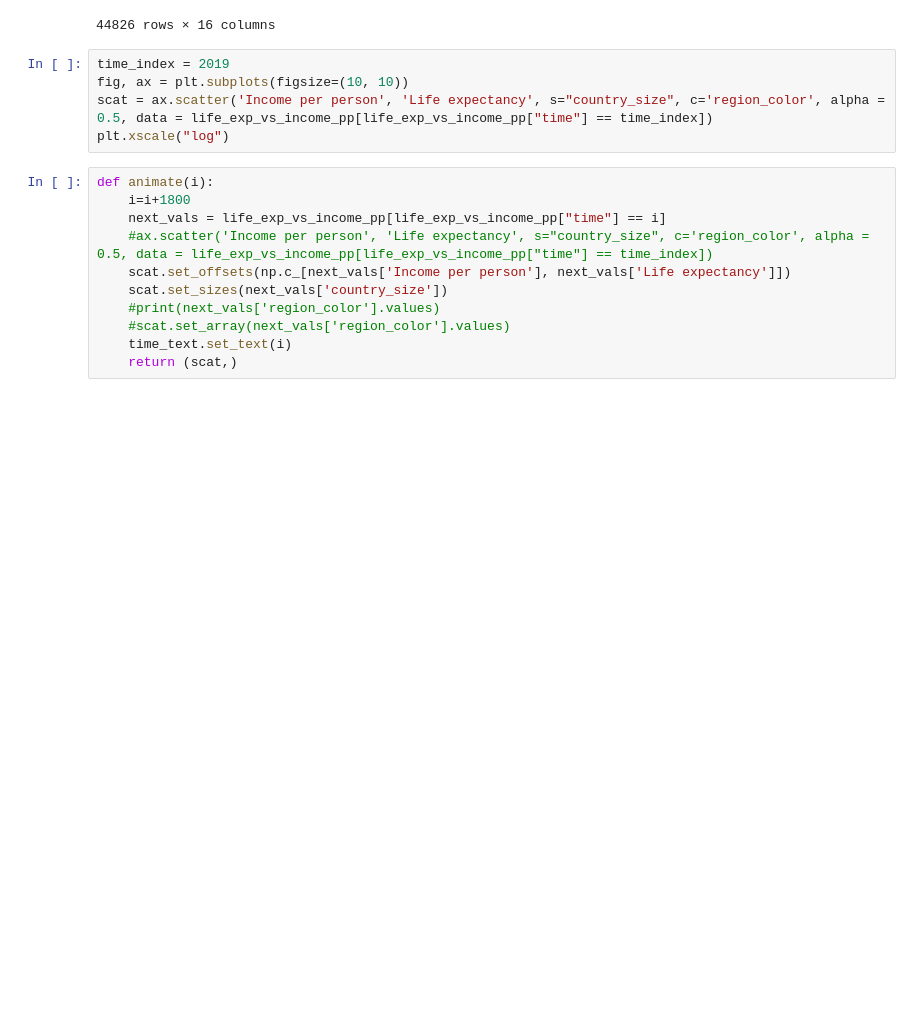
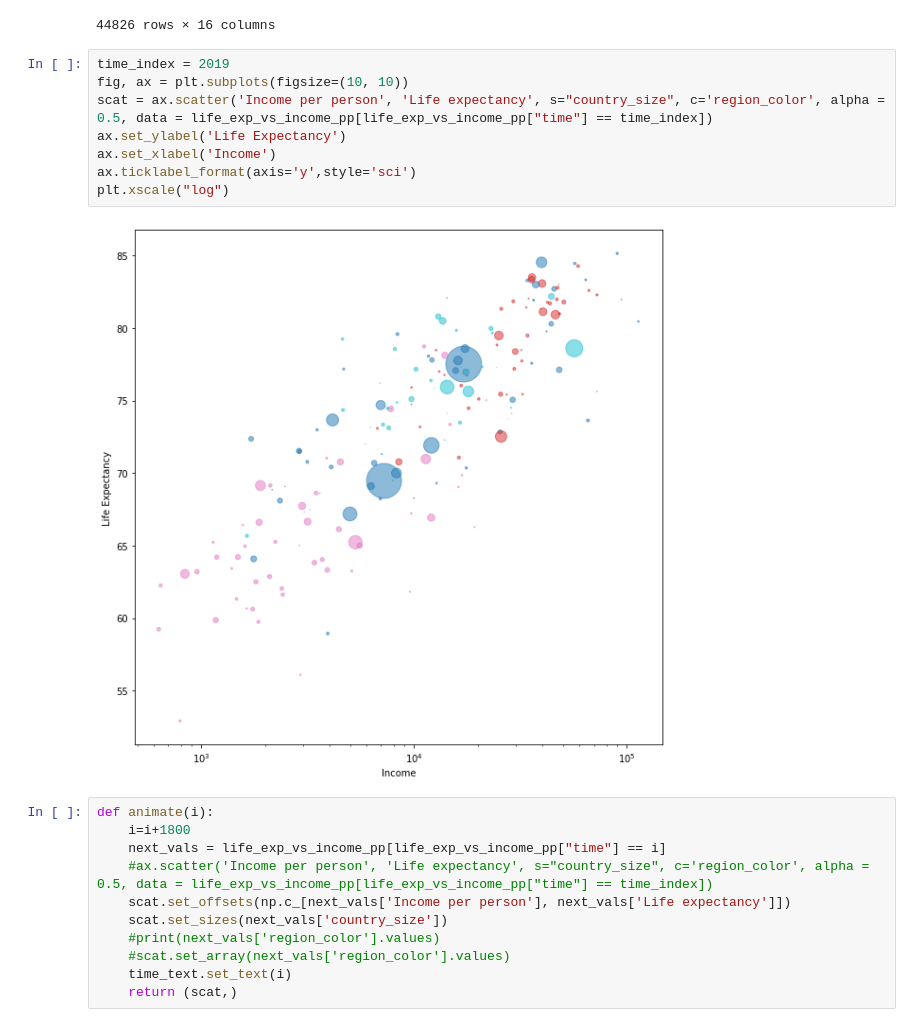
Before and after one commit to zeusgedofdata/Data_Visualization, a Jupyter notebook: GapMinder_Replica.ipynb, the cells around one changed output. Drawn from its saved outputs; the diff is of its cells as text; blank space fills up the shorter version.

```diff
--- a/GapMinder_Replica.ipynb
+++ b/GapMinder_Replica.ipynb
@@ -154,8 +154,13 @@ life_exp_vs_income_pp
 # %%
 time_index = 2019
 fig, ax = plt.subplots(figsize=(10, 10))
 scat = ax.scatter('Income per person', 'Life expectancy', s="country_size", c='region_color', alpha = 0.5, data = life_exp_vs_income_pp[life_exp_vs_income_pp["time"] == time_index])
+ax.set_ylabel('Life Expectancy')
+ax.set_xlabel('Income')
+ax.ticklabel_format(axis='y',style='sci')
 plt.xscale("log")
+# %% [output]
+[figure, added]
 # %%
 def animate(i):
     i=i+1800
```
Also changed, not shown: parts of 3 cells of this notebook, 12 other files.
